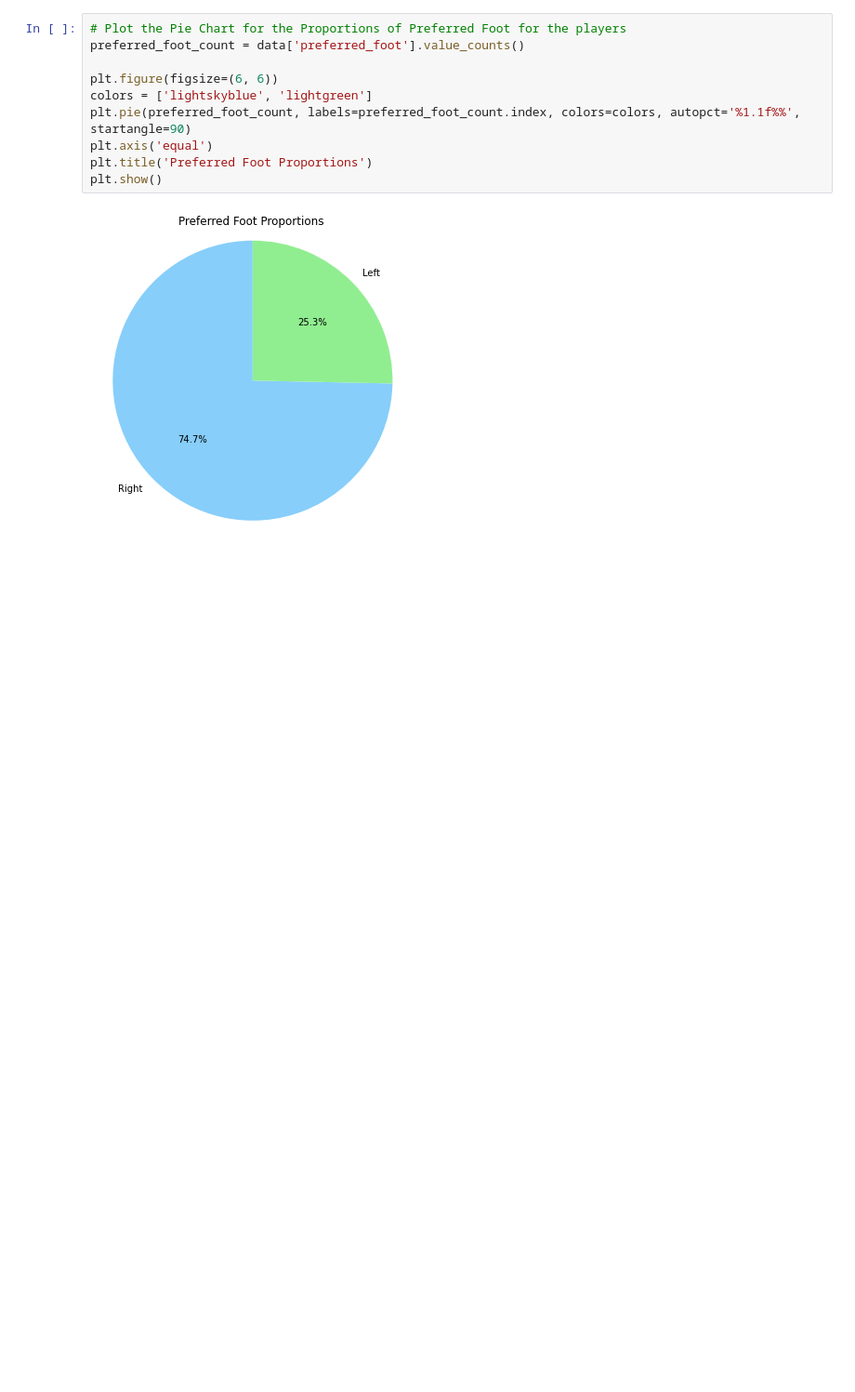
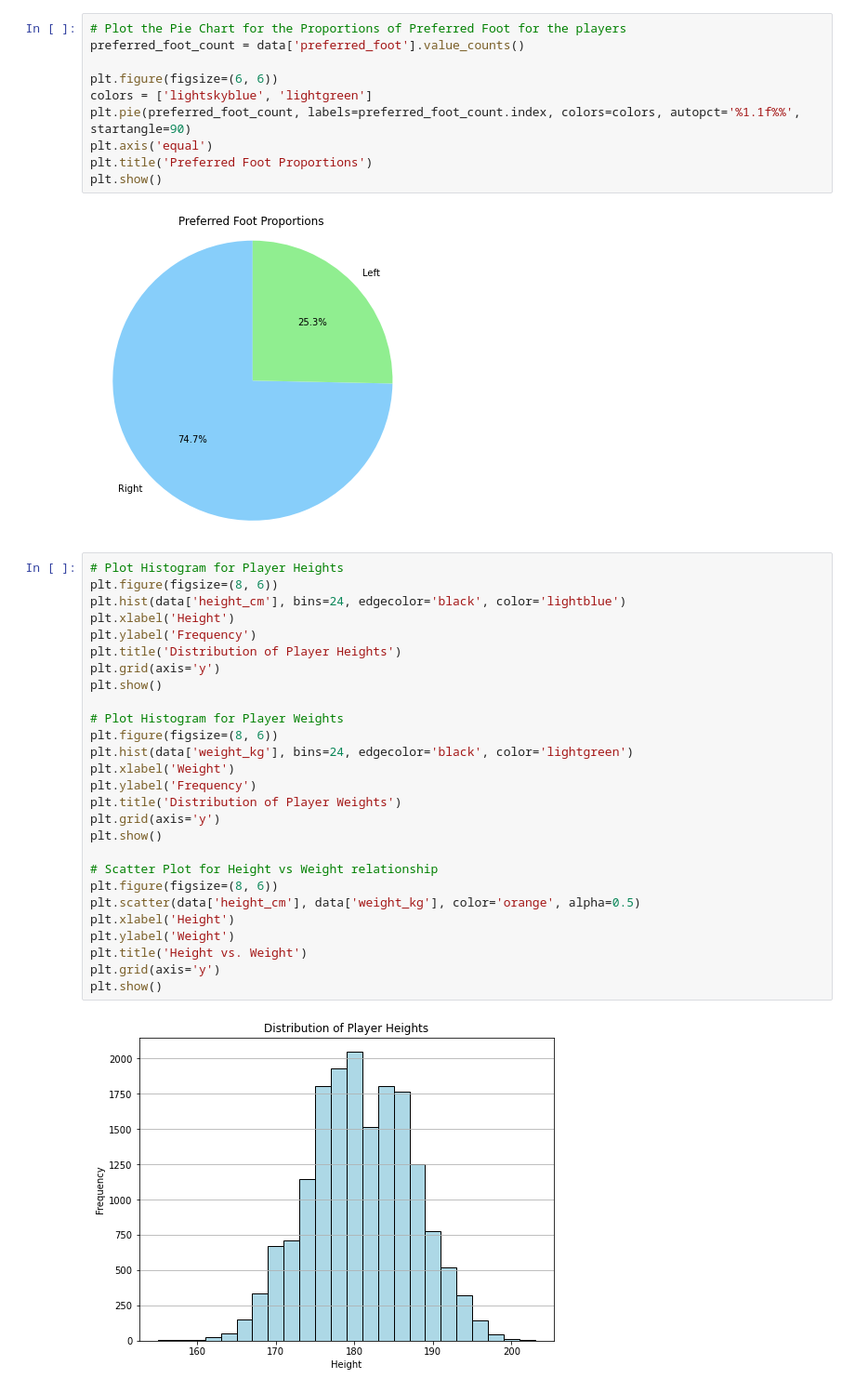
Before and after one commit to Abdulazeez-Dolapo/masters-dissertation, a Jupyter notebook: eda.ipynb, the cells around one changed output. Shown: that part at 93% size. Drawn from its saved outputs; the diff is of its cells as text; blank space fills up the shorter version.

Commit message:
display height, weight distribution and relatnship using histograms and scatter plot

```diff
--- a/eda.ipynb
+++ b/eda.ipynb
@@ -110,3 +110,32 @@ plt.title('Preferred Foot Proportions')
 plt.show()
 # %% [output]
 [figure]
+# %%
+# Plot Histogram for Player Heights
+plt.figure(figsize=(8, 6))
+plt.hist(data['height_cm'], bins=24, edgecolor='black', color='lightblue')
+plt.xlabel('Height')
+plt.ylabel('Frequency')
+plt.title('Distribution of Player Heights')
+plt.grid(axis='y')
+plt.show()
+
+# Plot Histogram for Player Weights
+plt.figure(figsize=(8, 6))
+plt.hist(data['weight_kg'], bins=24, edgecolor='black', color='lightgreen')
+plt.xlabel('Weight')
+plt.ylabel('Frequency')
+plt.title('Distribution of Player Weights')
+plt.grid(axis='y')
+plt.show()
+
+# Scatter Plot for Height vs Weight relationship
+plt.figure(figsize=(8, 6))
+plt.scatter(data['height_cm'], data['weight_kg'], color='orange', alpha=0.5)
+plt.xlabel('Height')
+plt.ylabel('Weight')
+plt.title('Height vs. Weight')
+plt.grid(axis='y')
+plt.show()
+# %% [output]
+[figure, added]
```
Also changed, not shown: parts of 1 cell of this notebook.
